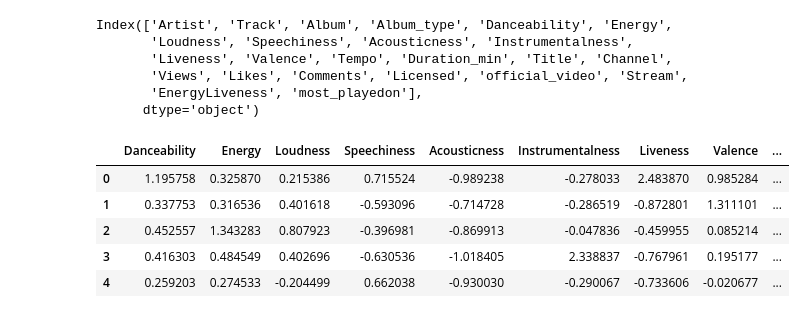
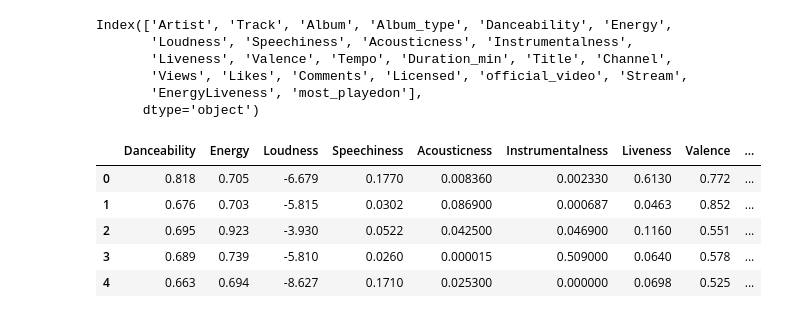
Before and after one commit to jbouniol/ml-project-spotify, a Jupyter notebook: Notebook/Model_Jo.ipynb, the cells around one changed output. Cells and saved outputs as stored; diff of their text form; code cells hidden in the pictures.

```diff
--- a/Notebook/Model_Jo.ipynb
+++ b/Notebook/Model_Jo.ipynb
@@ -38,20 +38,20 @@ Index(['Artist', 'Track', 'Album', 'Album_type', 'Danceability', 'Energy',
 # %%
 #Scaling the data to make it easier to work with
 from sklearn.preprocessing import StandardScaler
 
 numeric_columns = ['Danceability', 'Energy', 'Loudness', 'Speechiness', 'Acousticness',
 				  'Instrumentalness', 'Liveness', 'Valence', 'Tempo', 'Duration_min',
-				  'Views', 'Likes', 'Comments', 'Stream', 'EnergyLiveness']
+				 'EnergyLiveness']
 spotify_scaled = pd.DataFrame(spotify, columns=numeric_columns)
 
 spotify_scaled.head()
 # %% [output]
 |  | Danceability | Energy | Loudness | Speechiness | Acousticness | Instrumentalness | Liveness | Valence | ... |
-| 0 | 1.195758 | 0.325870 | 0.215386 | 0.715524 | -0.989238 | -0.278033 | 2.483870 | 0.985284 | ... |
-| 1 | 0.337753 | 0.316536 | 0.401618 | -0.593096 | -0.714728 | -0.286519 | -0.872801 | 1.311101 | ... |
-| 2 | 0.452557 | 1.343283 | 0.807923 | -0.396981 | -0.869913 | -0.047836 | -0.459955 | 0.085214 | ... |
-| 3 | 0.416303 | 0.484549 | 0.402696 | -0.630536 | -1.018405 | 2.338837 | -0.767961 | 0.195177 | ... |
-| 4 | 0.259203 | 0.274533 | -0.204499 | 0.662038 | -0.930030 | -0.290067 | -0.733606 | -0.020677 | ... |
+| 0 | 0.818 | 0.705 | -6.679 | 0.1770 | 0.008360 | 0.002330 | 0.6130 | 0.772 | ... |
+| 1 | 0.676 | 0.703 | -5.815 | 0.0302 | 0.086900 | 0.000687 | 0.0463 | 0.852 | ... |
+| 2 | 0.695 | 0.923 | -3.930 | 0.0522 | 0.042500 | 0.046900 | 0.1160 | 0.551 | ... |
+| 3 | 0.689 | 0.739 | -5.810 | 0.0260 | 0.000015 | 0.509000 | 0.0640 | 0.578 | ... |
+| 4 | 0.663 | 0.694 | -8.627 | 0.1710 | 0.025300 | 0.000000 | 0.0698 | 0.525 | ... |
 # %%
 
 #box plot with outliers
```
Also changed, not shown: parts of 13 cells of this notebook.
